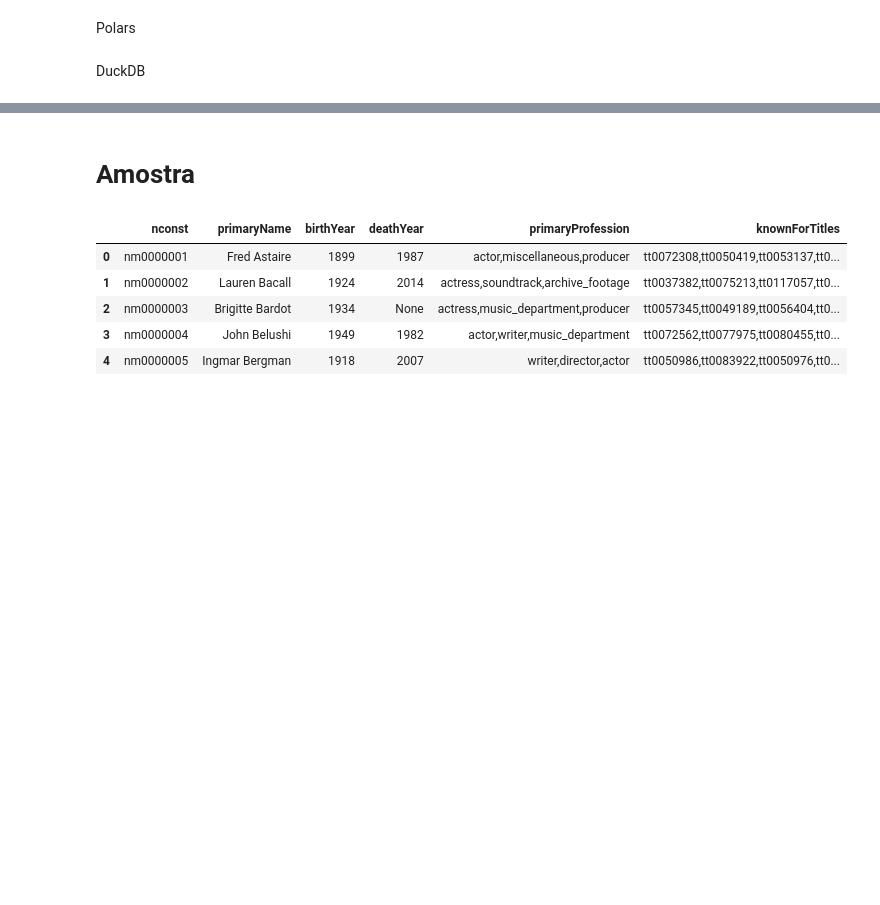
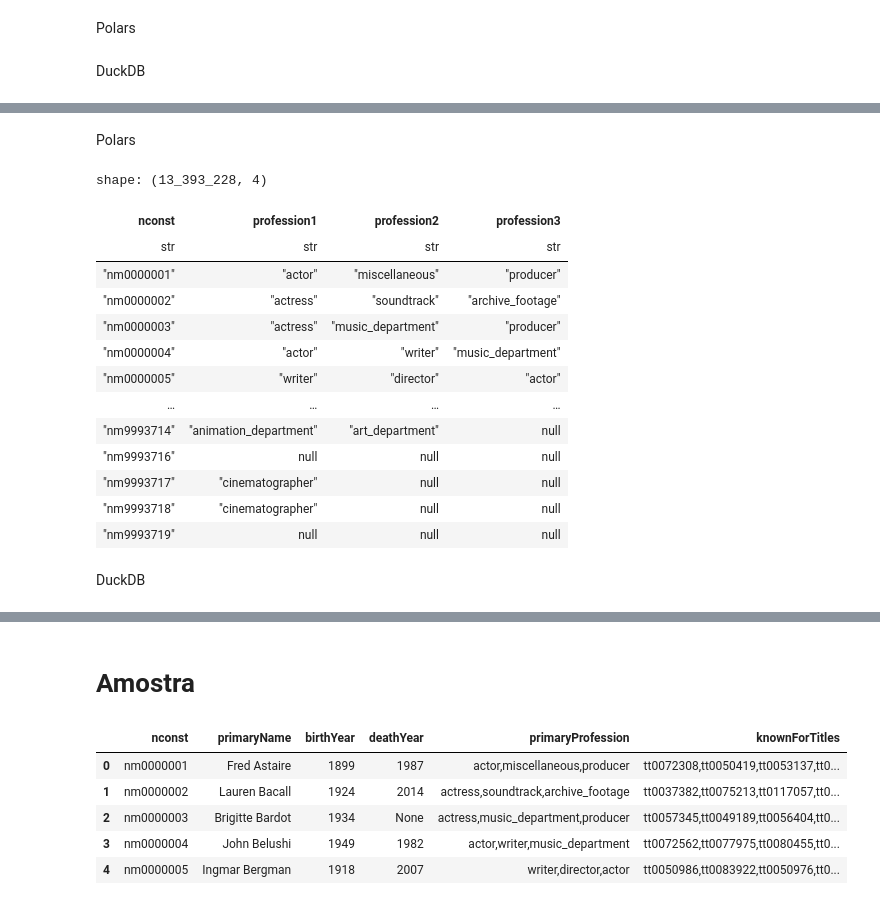
Before and after one commit to danicosme/lab-duckdb-pandas-polars, a Jupyter notebook: main.ipynb, the cells around one changed output, grey strips where cells are left out. Saved outputs shown, nothing was run; the diff lists cells and outputs as text; code cells hidden in the pictures; blank space fills up the shorter version.

```diff
--- a/main.ipynb
+++ b/main.ipynb
@@ -128,0 +169,21 @@ duckdb.sql("""
+# %% [markdown]
+Polars
+# %%
+df_polars_names.join(df_polars_profession, on='nconst').select(['nconst','profession1','profession2','profession3'])
+# %% [output]
+shape: (13_393_228, 4)
+| nconst | profession1 | profession2 | profession3 |
+| str | str | str | str |
+| "nm0000001" | "actor" | "miscellaneous" | "producer" |
+| "nm0000002" | "actress" | "soundtrack" | "archive_footage" |
+| "nm0000003" | "actress" | "music_department" | "producer" |
+| "nm0000004" | "actor" | "writer" | "music_department" |
+| "nm0000005" | "writer" | "director" | "actor" |
+| … | … | … | … |
+| "nm9993714" | "animation_department" | "art_department" | null |
+| "nm9993716" | null | null | null |
+| "nm9993717" | "cinematographer" | null | null |
+| "nm9993718" | "cinematographer" | null | null |
+| "nm9993719" | null | null | null |
+# %% [markdown]
+DuckDB
```
Also changed, not shown: parts of 13 cells of this notebook.
